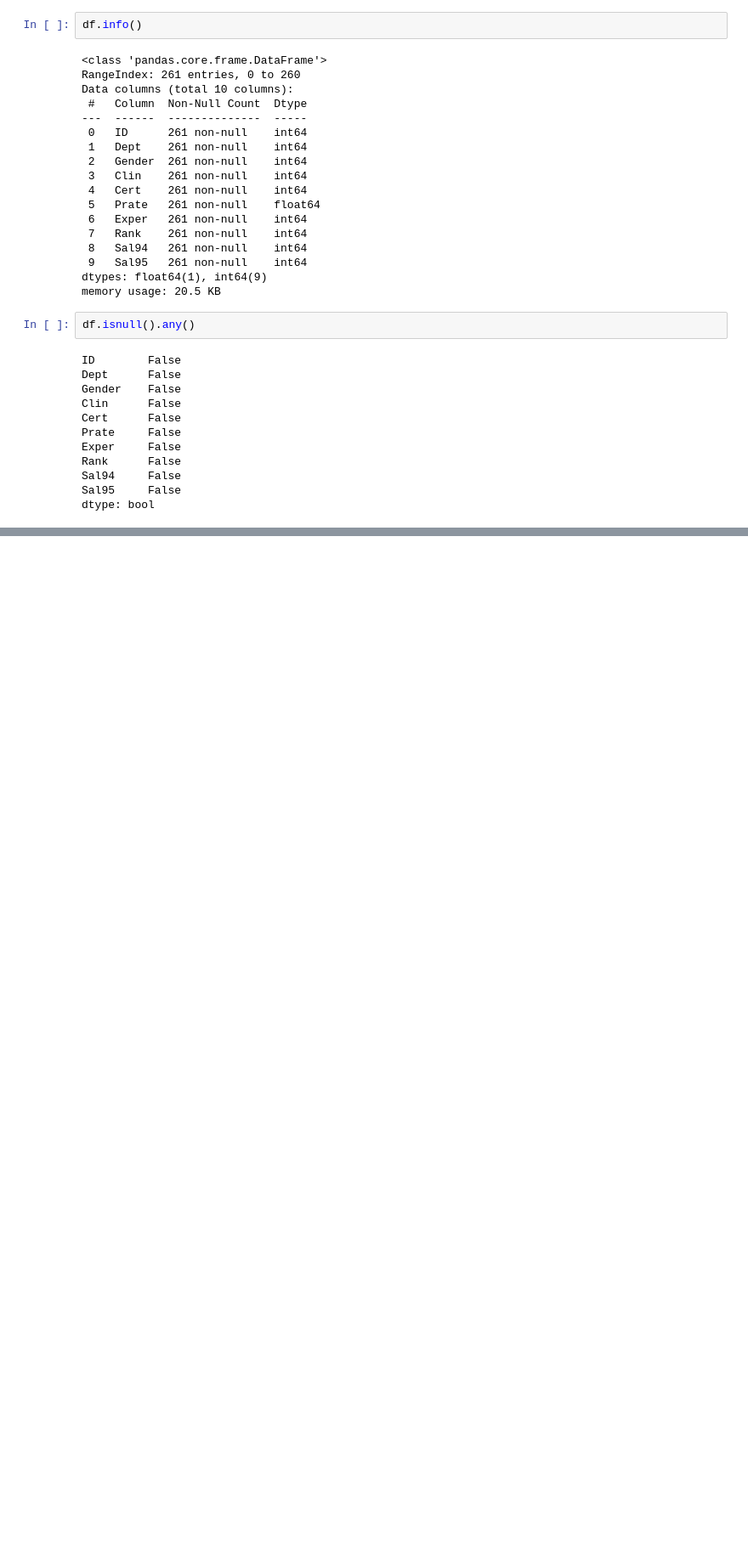
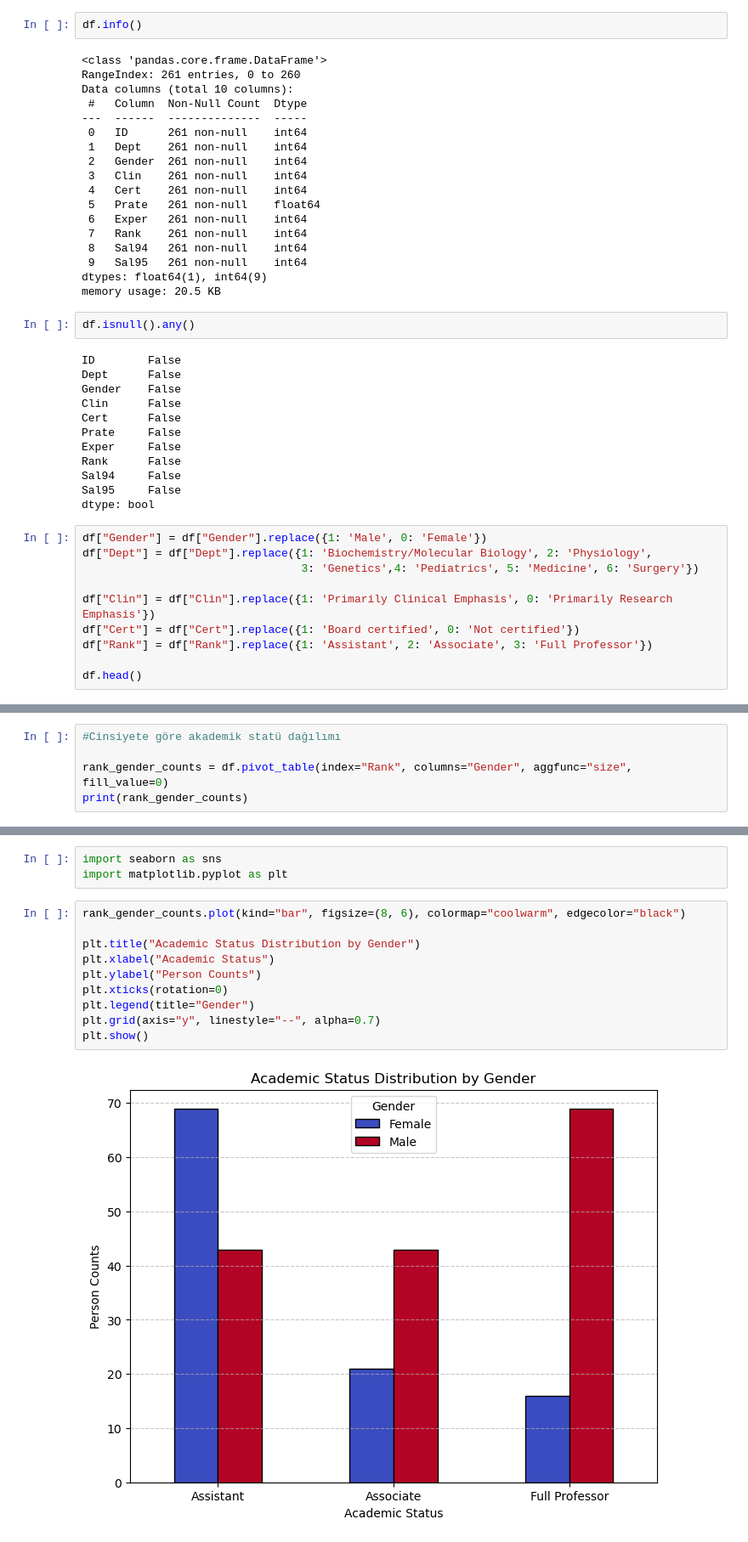
Before and after one commit to zulalbigis/Hi_Kod_Data_Science_Bootcamp_Final_Project, a Jupyter notebook: Final_Project.ipynb, the cells around one changed output, grey strips where cells are left out. Shown at 85% size. Drawn from its saved outputs; the diff is of its cells as text; blank space fills up the shorter version.

```diff
--- a/Final_Project.ipynb
+++ b/Final_Project.ipynb
@@ -70,3 +70,13 @@ Rank      False
 Sal94     False
 Sal95     False
 dtype: bool
+# %%
+df["Gender"] = df["Gender"].replace({1: 'Male', 0: 'Female'})
+df["Dept"] = df["Dept"].replace({1: 'Biochemistry/Molecular Biology', 2: 'Physiology',
+                                 3: 'Genetics',4: 'Pediatrics', 5: 'Medicine', 6: 'Surgery'})
+
+df["Clin"] = df["Clin"].replace({1: 'Primarily Clinical Emphasis', 0: 'Primarily Research Emphasis'})
+df["Cert"] = df["Cert"].replace({1: 'Board certified', 0: 'Not certified'})
+df["Rank"] = df["Rank"].replace({1: 'Assistant', 2: 'Associate', 3: 'Full Professor'})
+
+df.head()
@@ -72,0 +118,5 @@ dtype: bool
+# %%
+#Cinsiyete göre akademik statü dağılımı
+
+rank_gender_counts = df.pivot_table(index="Rank", columns="Gender", aggfunc="size", fill_value=0)
+print(rank_gender_counts)
@@ -72,0 +129,15 @@ dtype: bool
+# %%
+import seaborn as sns
+import matplotlib.pyplot as plt
+# %%
+rank_gender_counts.plot(kind="bar", figsize=(8, 6), colormap="coolwarm", edgecolor="black")
+
+plt.title("Academic Status Distribution by Gender")
+plt.xlabel("Academic Status")
+plt.ylabel("Person Counts")
+plt.xticks(rotation=0)
+plt.legend(title="Gender")
+plt.grid(axis="y", linestyle="--", alpha=0.7)
+plt.show()
+# %% [output]
+[figure, added]
```
Also changed, not shown: parts of 6 cells of this notebook.
